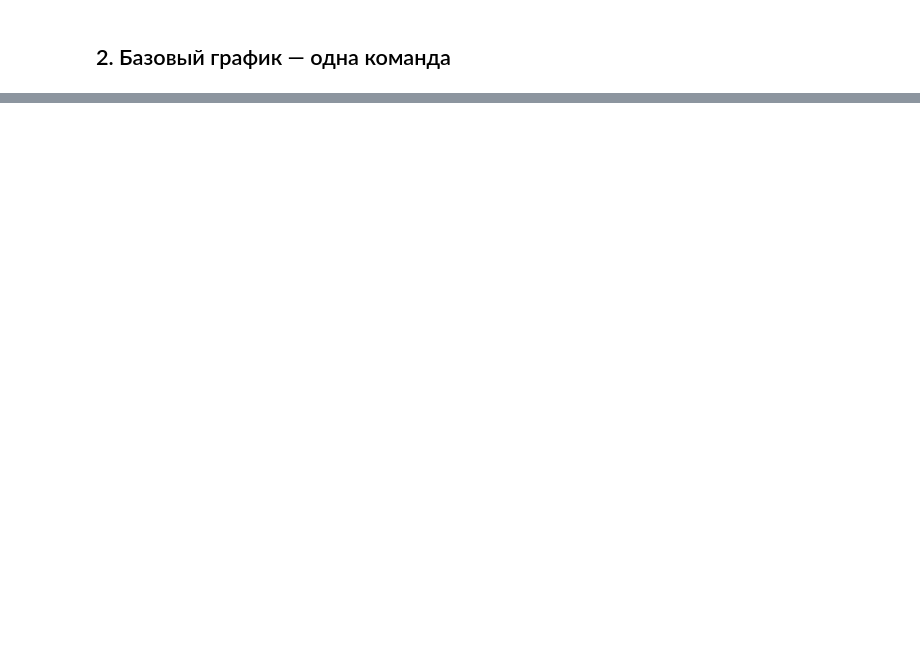
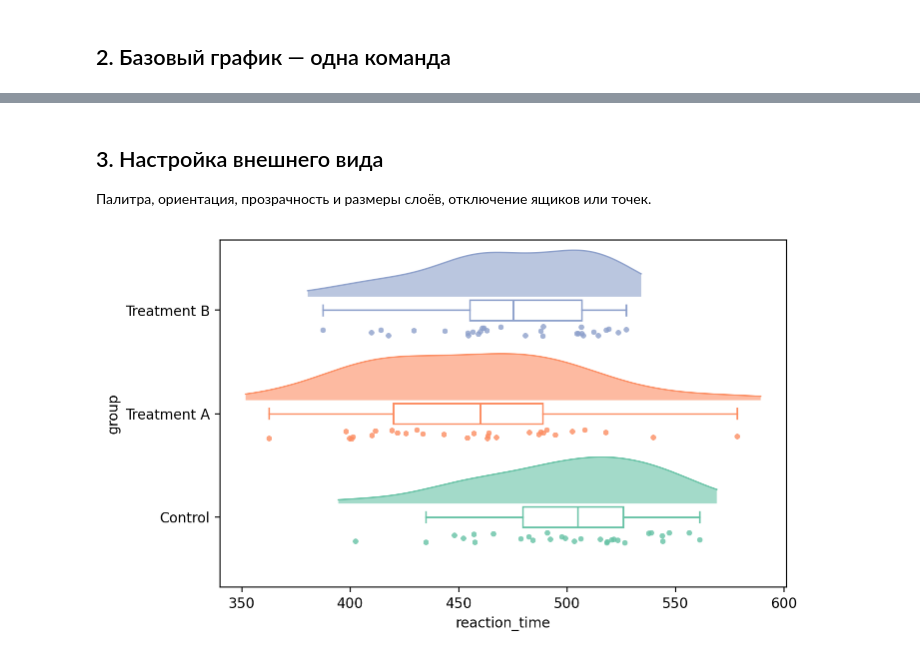
Before and after one commit to noki1928/PyRainCloud, a Jupyter notebook: examples/quickstart.ipynb, the cells around one changed output, grey strips where cells are left out. Drawn from its saved outputs; the diff is of its cells as text; code cells hidden in the pictures; blank space fills up the shorter version.

```diff
--- a/examples/quickstart.ipynb
+++ b/examples/quickstart.ipynb
@@ -37,0 +51,16 @@ df.head()
+# %% [markdown]
+## 3. Настройка внешнего вида
+
+Палитра, ориентация, прозрачность и размеры слоёв, отключение ящиков или точек.
+# %%
+palette = ["#66c2a5", "#fc8d62", "#8da0cb"]
+fig, ax = rc.raincloud(
+    data=df, x="group", y="reaction_time",
+    orient="h", palette=palette,
+    cloud_alpha=0.6, cloud_width=0.9,
+    point_size=4, point_alpha=0.8, box_width=0.2,
+    random_state=0,
+)
+fig.savefig(IMAGES / "02_custom_horizontal.png", dpi=150)
+# %% [output]
+[figure, added]
```
Also changed, not shown: parts of 22 cells of this notebook, 26 other files.
